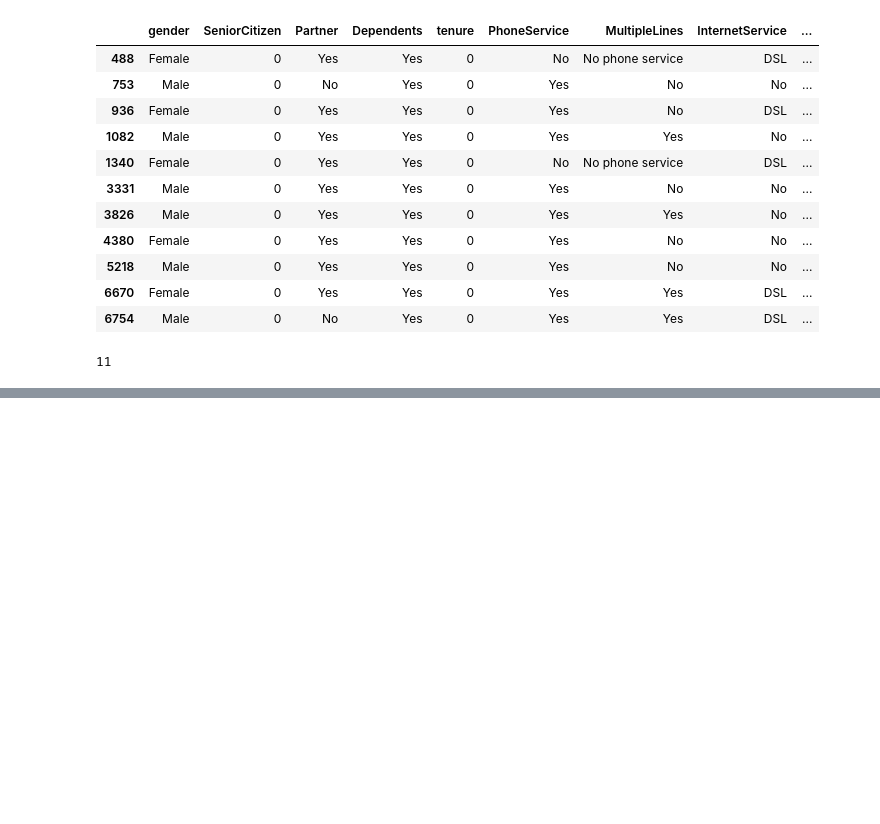
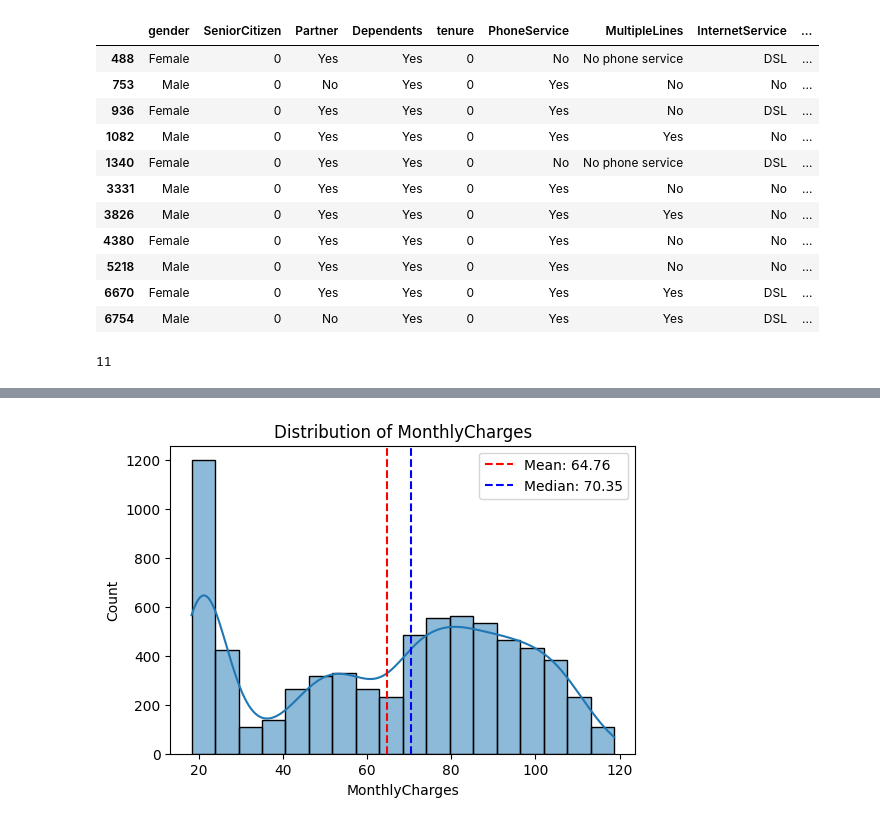
Before and after one commit to RichelCode/Telco-Customer-Churn-Prediction-, a Jupyter notebook: notebooks/01_eda.ipynb, the cells around one changed output, grey strips where cells are left out. Cells and saved outputs as stored; diff of their text form; code cells hidden in the pictures; blank space fills up the shorter version.

```diff
--- a/notebooks/01_eda.ipynb
+++ b/notebooks/01_eda.ipynb
@@ -125,0 +201,4 @@ df["TotalCharges"] = df["TotalCharges"].astype(float)
+# %%
+plot_histogram(df,"MonthlyCharges")
+# %% [output]
+[figure, added]
```
Also changed, not shown: parts of 10 cells of this notebook.
